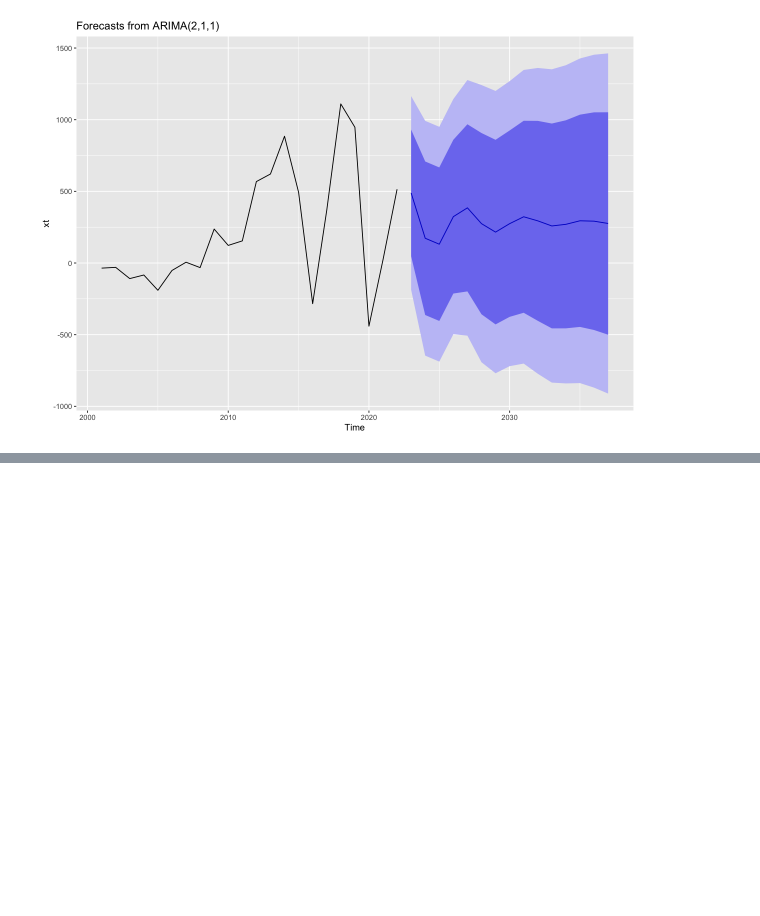
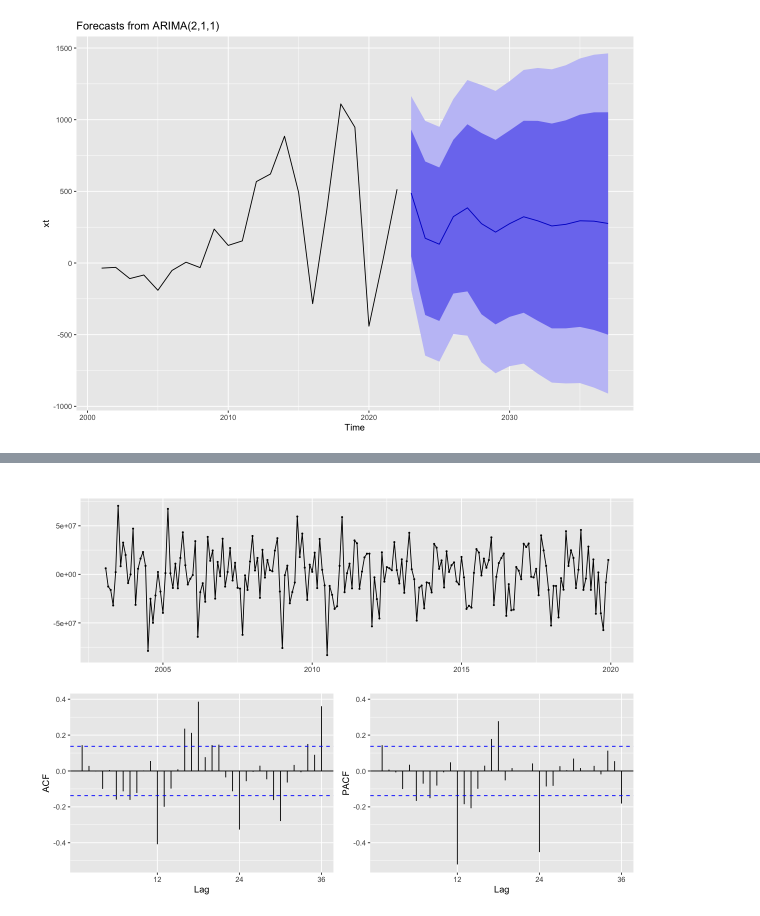
Before and after one commit to anly501/dsan-5000-project-mazuckerberg-git, a Jupyter notebook: dsan-website/5600-website/test_6_ARMA.ipynb, the cells around one changed output, grey strips where cells are left out. Cells and saved outputs as stored; diff of their text form; code cells hidden in the pictures; blank space fills up the shorter version.

```diff
--- a/dsan-website/5600-website/test_6_ARMA.ipynb
+++ b/dsan-website/5600-website/test_6_ARMA.ipynb
@@ -204,0 +258,6 @@ autoplot(forecast_fit)
+# %%
+par(bg = "white")
+
+ts_bus_passengers %>% diff(lag=12) %>% diff() %>% ggtsdisplay() # do both
+# %% [output]
+[figure, added]
```
Also changed, not shown: parts of 8 cells of this notebook, 9 other files.
